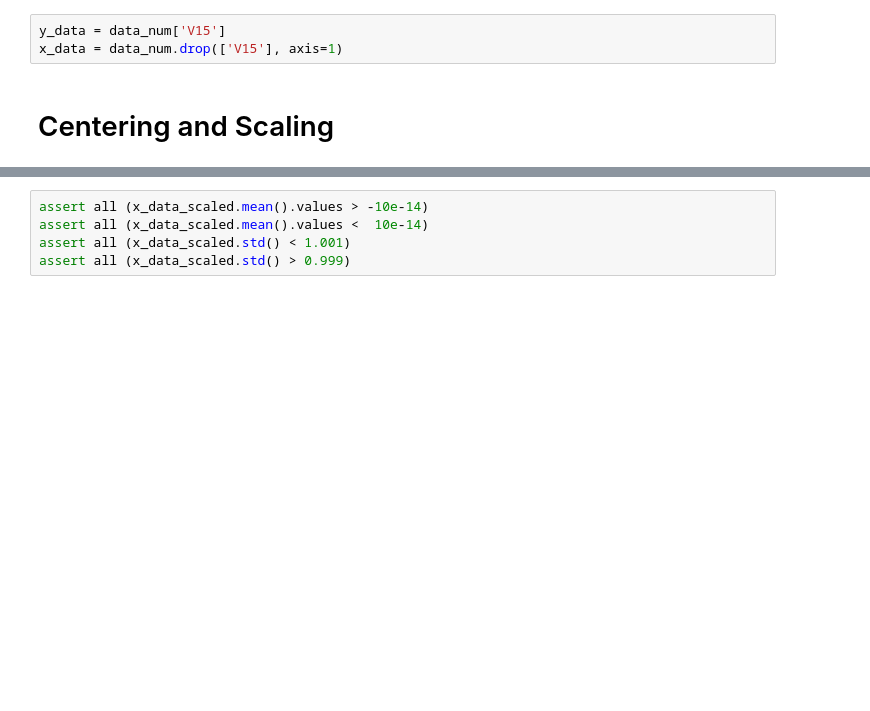
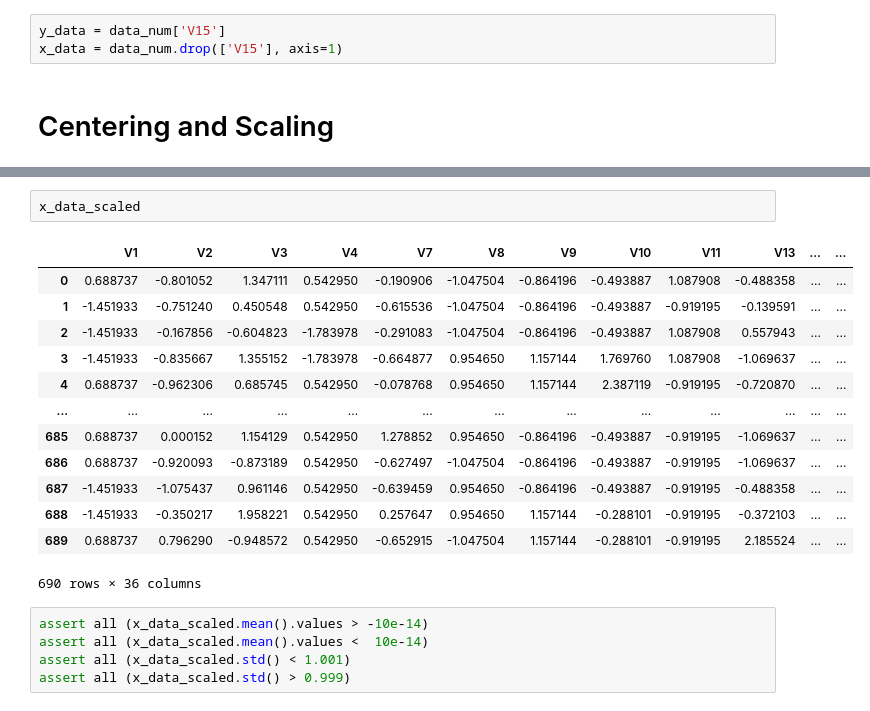
Before and after one commit to JorgeSantos18/MO432, a Jupyter notebook: Tarefa_4.ipynb, the cells around one changed output, grey strips where cells are left out. Saved outputs shown, nothing was run; the diff lists cells and outputs as text; blank space fills up the shorter version.

```diff
--- a/Tarefa_4.ipynb
+++ b/Tarefa_4.ipynb
@@ -86,4 +85,20 @@ x_data_scaled.head()
 5 rows × 36 columns
+# %%
+x_data_scaled
+# %% [output]
+|  | V1 | V2 | V3 | V4 | V7 | V8 | V9 | V10 | V11 | V13 | ... | ... |
+| 0 | 0.688737 | -0.801052 | 1.347111 | 0.542950 | -0.190906 | -1.047504 | -0.864196 | -0.493887 | 1.087908 | -0.488358 | ... | ... |
+| 1 | -1.451933 | -0.751240 | 0.450548 | 0.542950 | -0.615536 | -1.047504 | -0.864196 | -0.493887 | -0.919195 | -0.139591 | ... | ... |
+| 2 | -1.451933 | -0.167856 | -0.604823 | -1.783978 | -0.291083 | -1.047504 | -0.864196 | -0.493887 | 1.087908 | 0.557943 | ... | ... |
+| 3 | -1.451933 | -0.835667 | 1.355152 | -1.783978 | -0.664877 | 0.954650 | 1.157144 | 1.769760 | 1.087908 | -1.069637 | ... | ... |
+| 4 | 0.688737 | -0.962306 | 0.685745 | 0.542950 | -0.078768 | 0.954650 | 1.157144 | 2.387119 | -0.919195 | -0.720870 | ... | ... |
+| ... | ... | ... | ... | ... | ... | ... | ... | ... | ... | ... | ... | ... |
+| 685 | 0.688737 | 0.000152 | 1.154129 | 0.542950 | 1.278852 | 0.954650 | -0.864196 | -0.493887 | -0.919195 | -1.069637 | ... | ... |
+| 686 | 0.688737 | -0.920093 | -0.873189 | 0.542950 | -0.627497 | -1.047504 | -0.864196 | -0.493887 | -0.919195 | -1.069637 | ... | ... |
+| 687 | -1.451933 | -1.075437 | 0.961146 | 0.542950 | -0.639459 | 0.954650 | -0.864196 | -0.493887 | -0.919195 | -0.488358 | ... | ... |
+| 688 | -1.451933 | -0.350217 | 1.958221 | 0.542950 | 0.257647 | 0.954650 | 1.157144 | -0.288101 | -0.919195 | -0.372103 | ... | ... |
+| 689 | 0.688737 | 0.796290 | -0.948572 | 0.542950 | -0.652915 | -1.047504 | 1.157144 | -0.288101 | -0.919195 | 2.185524 | ... | ... |
+690 rows × 36 columns
 # %%
 assert all (x_data_scaled.mean().values > -10e-14)
 assert all (x_data_scaled.mean().values <  10e-14)
```
Also changed, not shown: parts of 6 cells of this notebook.
